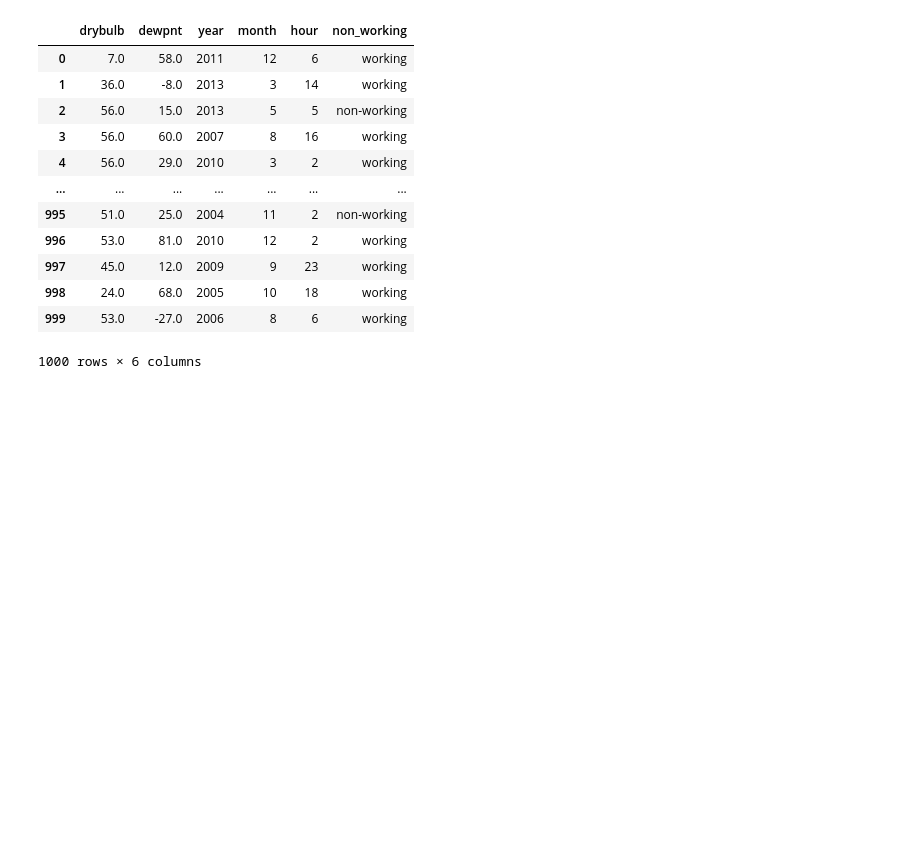
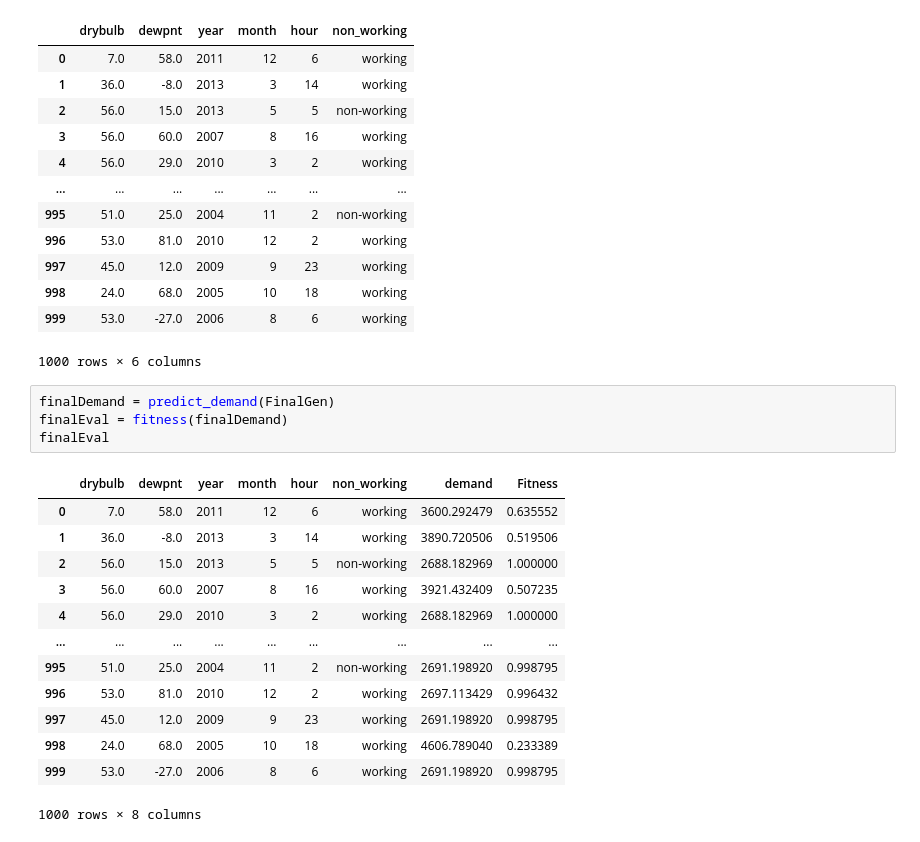
Before and after one commit to thenoaimi/energy-consumption-repo, a Jupyter notebook: Genetic_Algorithm.ipynb, the cells around one changed output. Cells and saved outputs as stored; diff of their text form; blank space fills up the shorter version.

```diff
--- a/Genetic_Algorithm.ipynb
+++ b/Genetic_Algorithm.ipynb
@@ -713,3 +715,21 @@ FinalGen
 | 998 | 24.0 | 68.0 | 2005 | 10 | 18 | working |
 | 999 | 53.0 | -27.0 | 2006 | 8 | 6 | working |
 1000 rows × 6 columns
+# %%
+finalDemand = predict_demand(FinalGen)
+finalEval = fitness(finalDemand)
+finalEval
+# %% [output]
+|  | drybulb | dewpnt | year | month | hour | non_working | demand | Fitness |
+| 0 | 7.0 | 58.0 | 2011 | 12 | 6 | working | 3600.292479 | 0.635552 |
+| 1 | 36.0 | -8.0 | 2013 | 3 | 14 | working | 3890.720506 | 0.519506 |
+| 2 | 56.0 | 15.0 | 2013 | 5 | 5 | non-working | 2688.182969 | 1.000000 |
+| 3 | 56.0 | 60.0 | 2007 | 8 | 16 | working | 3921.432409 | 0.507235 |
+| 4 | 56.0 | 29.0 | 2010 | 3 | 2 | working | 2688.182969 | 1.000000 |
+| ... | ... | ... | ... | ... | ... | ... | ... | ... |
+| 995 | 51.0 | 25.0 | 2004 | 11 | 2 | non-working | 2691.198920 | 0.998795 |
+| 996 | 53.0 | 81.0 | 2010 | 12 | 2 | working | 2697.113429 | 0.996432 |
+| 997 | 45.0 | 12.0 | 2009 | 9 | 23 | working | 2691.198920 | 0.998795 |
+| 998 | 24.0 | 68.0 | 2005 | 10 | 18 | working | 4606.789040 | 0.233389 |
+| 999 | 53.0 | -27.0 | 2006 | 8 | 6 | working | 2691.198920 | 0.998795 |
+1000 rows × 8 columns
```
Also changed, not shown: parts of 7 cells of this notebook.
